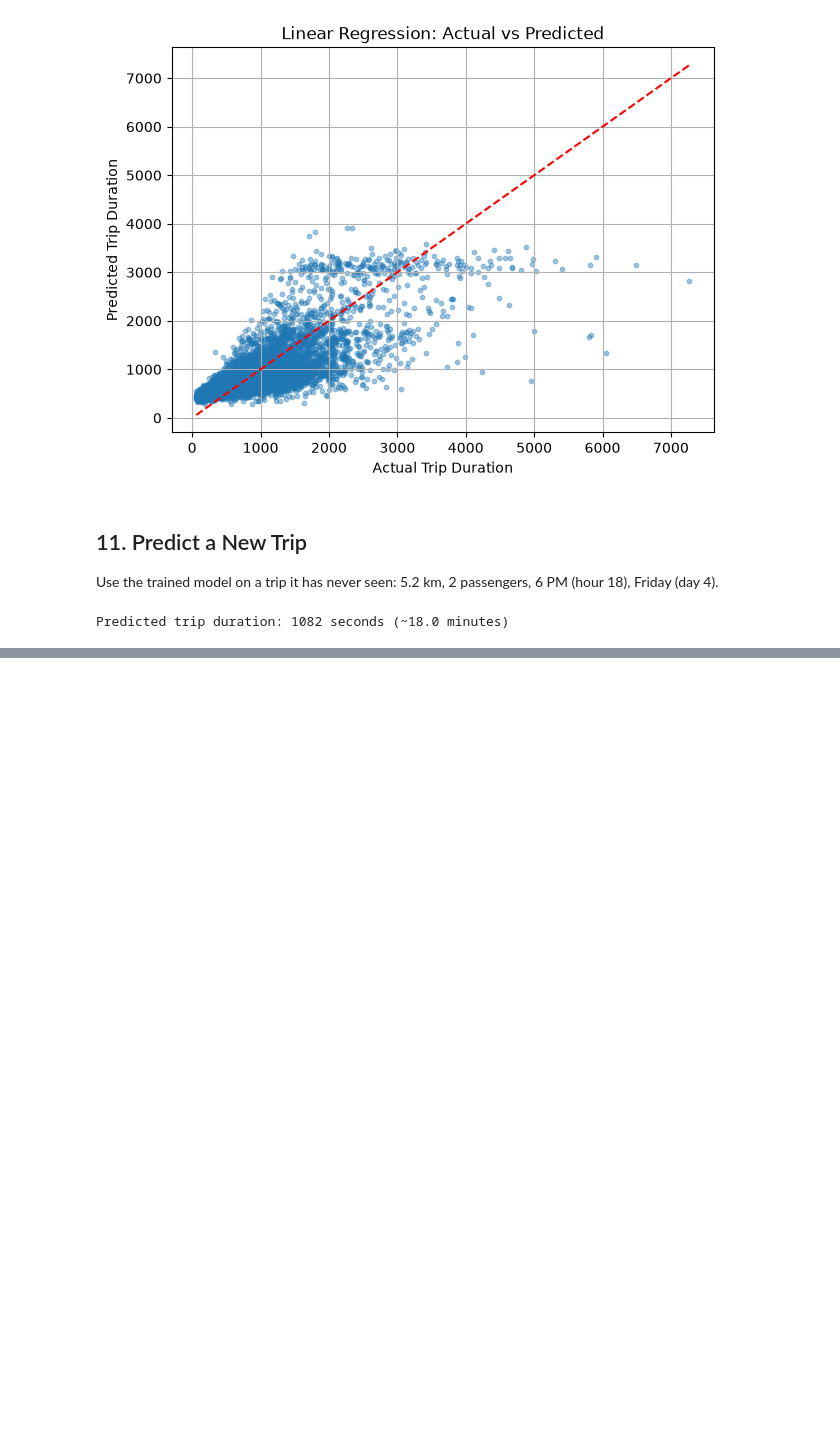
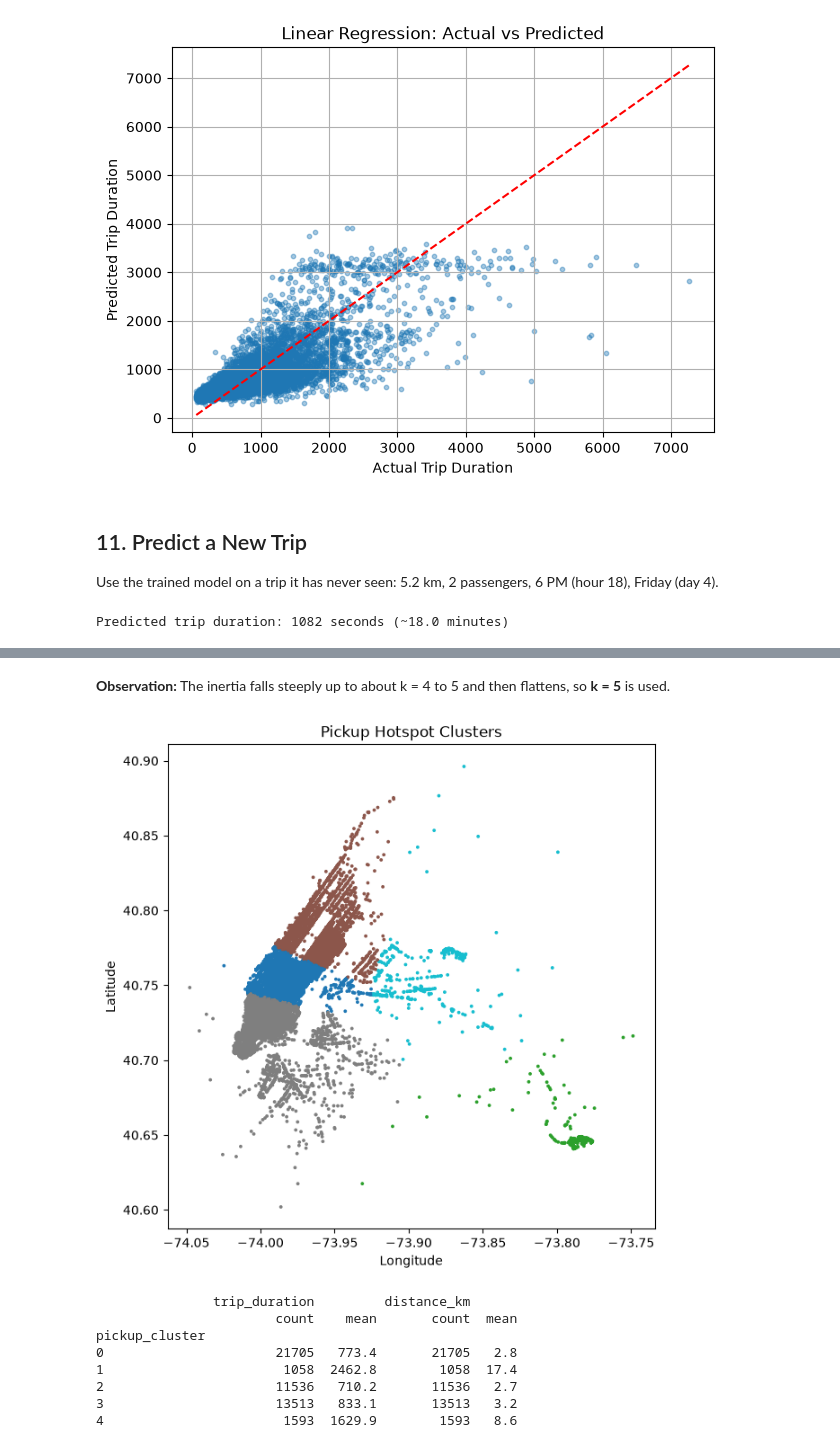
Before and after one commit to cosmic-J/NYC_Taxi_Trip_Duration, a Jupyter notebook: nyc_setter_commented.ipynb, the cells around one changed output, grey strips where cells are left out. Saved outputs shown, nothing was run; the diff lists cells and outputs as text; code cells hidden in the pictures; blank space fills up the shorter version.

```diff
--- a/nyc_setter_commented.ipynb
+++ b/nyc_setter_commented.ipynb
@@ -275,0 +367,26 @@ Predicted trip duration: 1082 seconds (~18.0 minutes)
+# %% [markdown]
+**Observation:** The inertia falls steeply up to about k = 4 to 5 and then flattens, so **k = 5** is used.
+# %%
+K = 5
+kmeans = KMeans(n_clusters=K, n_init=10, random_state=42)
+df["pickup_cluster"] = kmeans.fit_predict(coords_scaled)
+
+plt.figure(figsize=(7, 7))
+plt.scatter(df["pickup_longitude"], df["pickup_latitude"],
+            c=df["pickup_cluster"], cmap="tab10", s=3)
+plt.xlabel("Longitude")
+plt.ylabel("Latitude")
+plt.title("Pickup Hotspot Clusters")
+plt.show()
+
+print(df.groupby("pickup_cluster")[["trip_duration", "distance_km"]].agg(["count", "mean"]).round(1))
+# %% [output]
+[figure, added]
+               trip_duration         distance_km
+                       count    mean       count  mean
+pickup_cluster
+0                      21705   773.4       21705   2.8
+1                       1058  2462.8        1058  17.4
+2                      11536   710.2       11536   2.7
+3                      13513   833.1       13513   3.2
+4                       1593  1629.9        1593   8.6
```
Also changed, not shown: parts of 11 cells of this notebook, 1 other file.
